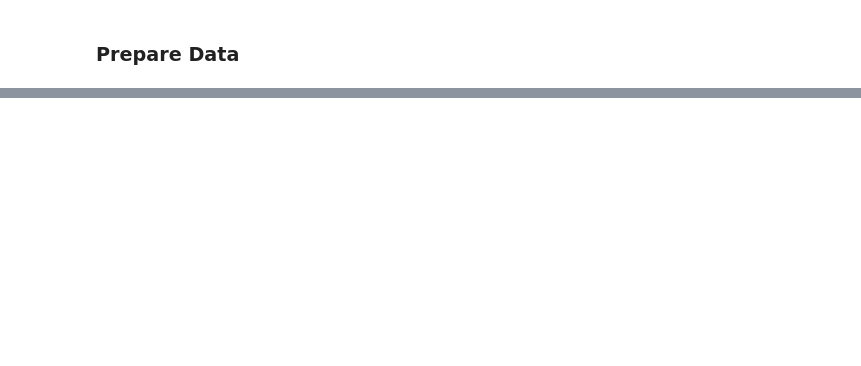
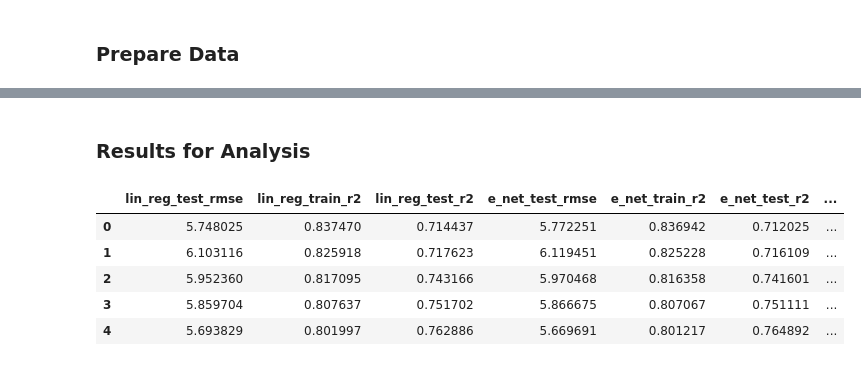
Before and after one commit to magnusbig/forecasting_day_ahead_electric_prices_in_spain, a Jupyter notebook: Code/21_Modeling_Regression.ipynb, the cells around one changed output, grey strips where cells are left out. Cells and saved outputs as stored; diff of their text form; code cells hidden in the pictures; blank space fills up the shorter version.

```diff
--- a/Code/21_Modeling_Regression.ipynb
+++ b/Code/21_Modeling_Regression.ipynb
@@ -101,0 +503,2 @@ array([[31.77059248, 30.55427902, 27.57187385, ..., 51.32963265,
+# %% [markdown]
+### Results for Analysis
@@ -101,0 +507,13 @@ array([[31.77059248, 30.55427902, 27.57187385, ..., 51.32963265,
+# %%
+metrics_df = pd.concat([lr_metrics, en_metrics,
+                        knn_metrics, rf_metrics,
+                        ada_metrics, svr_metrics],
+                     axis=1, sort=False)
+metrics_df.head()
+# %% [output]
+|  | lin_reg_test_rmse | lin_reg_train_r2 | lin_reg_test_r2 | e_net_test_rmse | e_net_train_r2 | e_net_test_r2 | ... |
+| 0 | 5.748025 | 0.837470 | 0.714437 | 5.772251 | 0.836942 | 0.712025 | ... |
+| 1 | 6.103116 | 0.825918 | 0.717623 | 6.119451 | 0.825228 | 0.716109 | ... |
+| 2 | 5.952360 | 0.817095 | 0.743166 | 5.970468 | 0.816358 | 0.741601 | ... |
+| 3 | 5.859704 | 0.807637 | 0.751702 | 5.866675 | 0.807067 | 0.751111 | ... |
+| 4 | 5.693829 | 0.801997 | 0.762886 | 5.669691 | 0.801217 | 0.764892 | ... |
```
Also changed, not shown: parts of 67 cells of this notebook, 17 other files.
